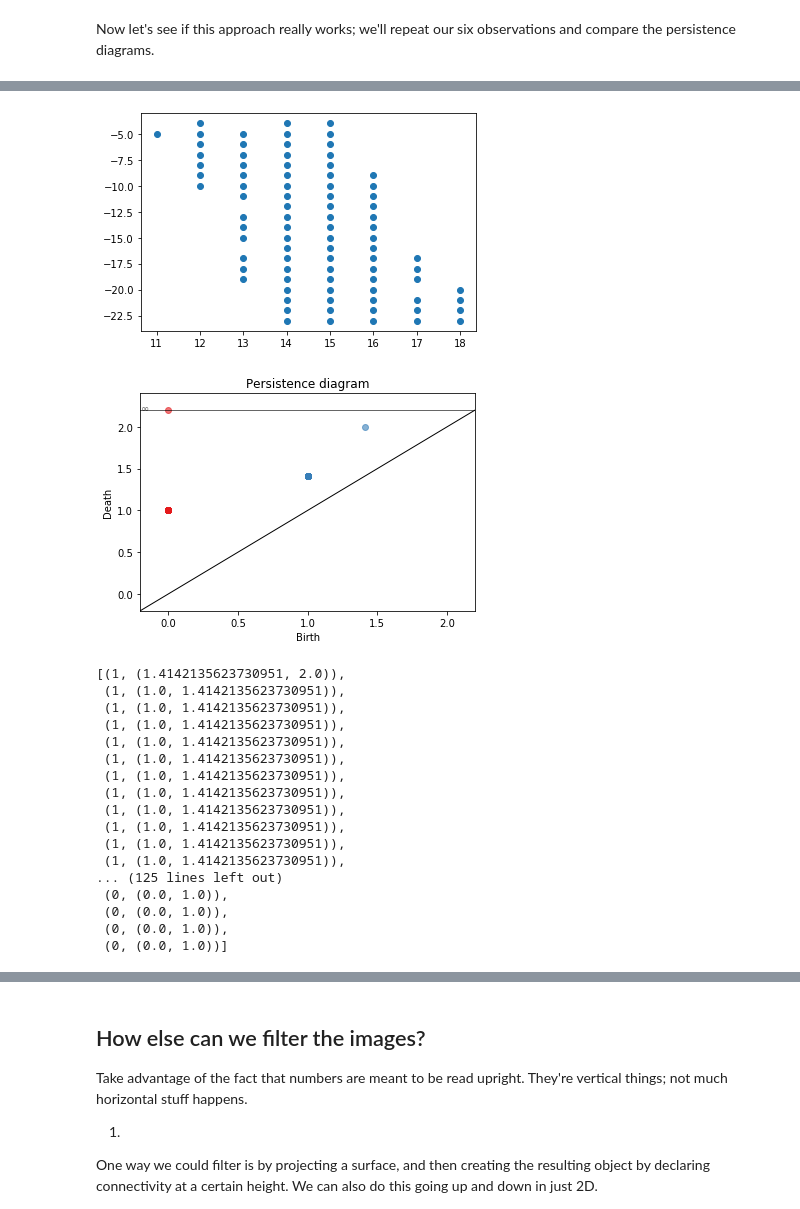
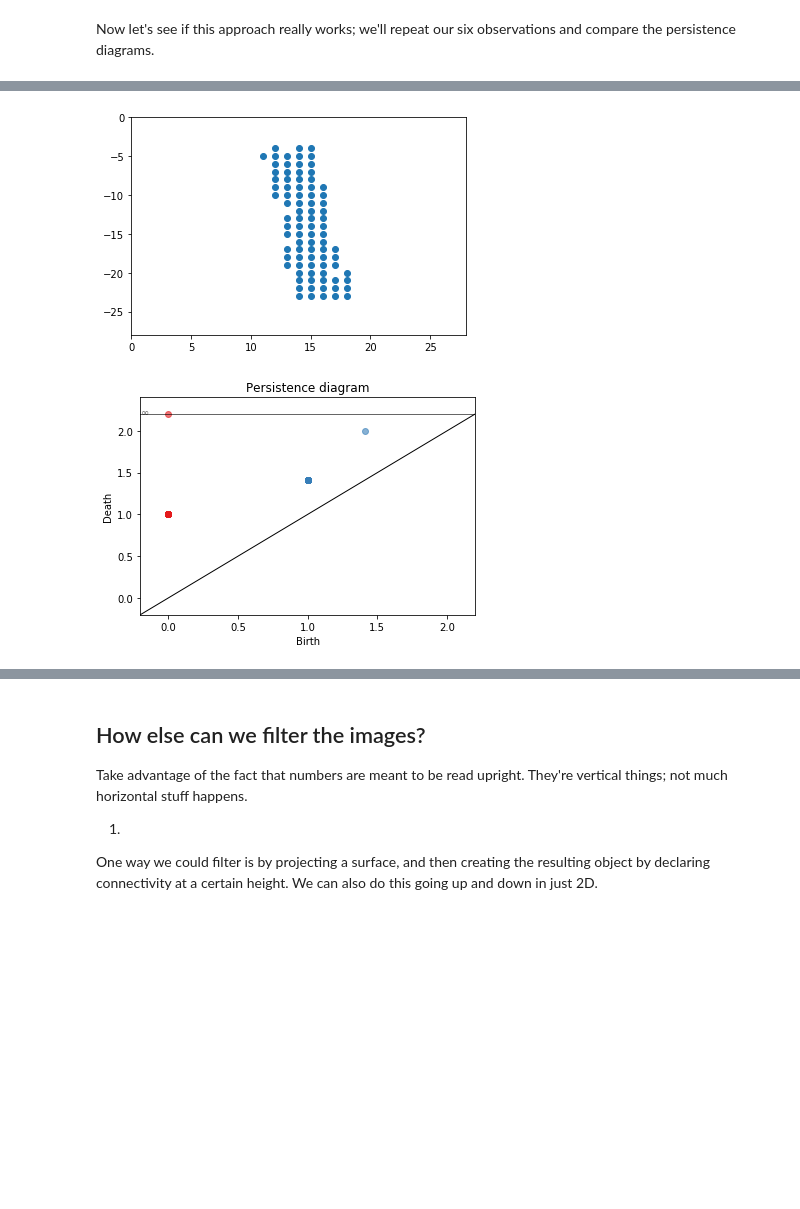
Before and after one commit to ltrujello/persistence_homology_of_MNIST, a Jupyter notebook: mnist_surfaces.ipynb, the cells around one changed output, grey strips where cells are left out. Cells and saved outputs as stored; diff of their text form; code cells hidden in the pictures; blank space fills up the shorter version.

```diff
--- a/mnist_surfaces.ipynb
+++ b/mnist_surfaces.ipynb
@@ -271,6 +275,7 @@ def max_pixel_neighborhood(image, neigh_range): #neighborhood range of 10 works
 
 def max_pixel(image, neigh_range = 10):
     current_x_coords, current_y_coords = max_pixel_neighborhood(image, neigh_range) #current x, y and number of coordinates
+    x_coords,y_coords = current_x_coords, current_y_coords
     num_pts = len(current_x_coords)
 
     while num_pts < 80: #if the number of points in the neighborhood is small
@@ -289,6 +294,8 @@ def max_pixel(image, neigh_range = 10):
     x_coords = np.asarray(x_coords) #if we have sufficient points, plot it
     y_coords = np.asarray(y_coords)
     plt.scatter(x_coords, y_coords)
+    plt.xlim(0, 28)
+    plt.ylim(-28, 0)
 
     return x_coords, y_coords       #return the points
 # %%
@@ -331,27 +321,10 @@ twoD_pers_diag(x,y, True)
 # %%
 image = train_images[6]
 x, y = max_pixel(image)
-twoD_pers_diag(x,y, True)
+diag = twoD_pers_diag(x,y, True)
 # %% [output]
-[figure, old version]
+[figure, new version]
 [figure]
-[(1, (1.4142135623730951, 2.0)),
- (1, (1.0, 1.4142135623730951)),
- (1, (1.0, 1.4142135623730951)),
- (1, (1.0, 1.4142135623730951)),
- (1, (1.0, 1.4142135623730951)),
- (1, (1.0, 1.4142135623730951)),
- (1, (1.0, 1.4142135623730951)),
- (1, (1.0, 1.4142135623730951)),
- (1, (1.0, 1.4142135623730951)),
- (1, (1.0, 1.4142135623730951)),
- (1, (1.0, 1.4142135623730951)),
- (1, (1.0, 1.4142135623730951)),
-... (125 lines left out)
- (0, (0.0, 1.0)),
- (0, (0.0, 1.0)),
- (0, (0.0, 1.0)),
- (0, (0.0, 1.0))]
 # %%
 image = train_images[8]
 x, y = max_pixel(image)
```
Also changed, not shown: parts of 13 cells of this notebook.
